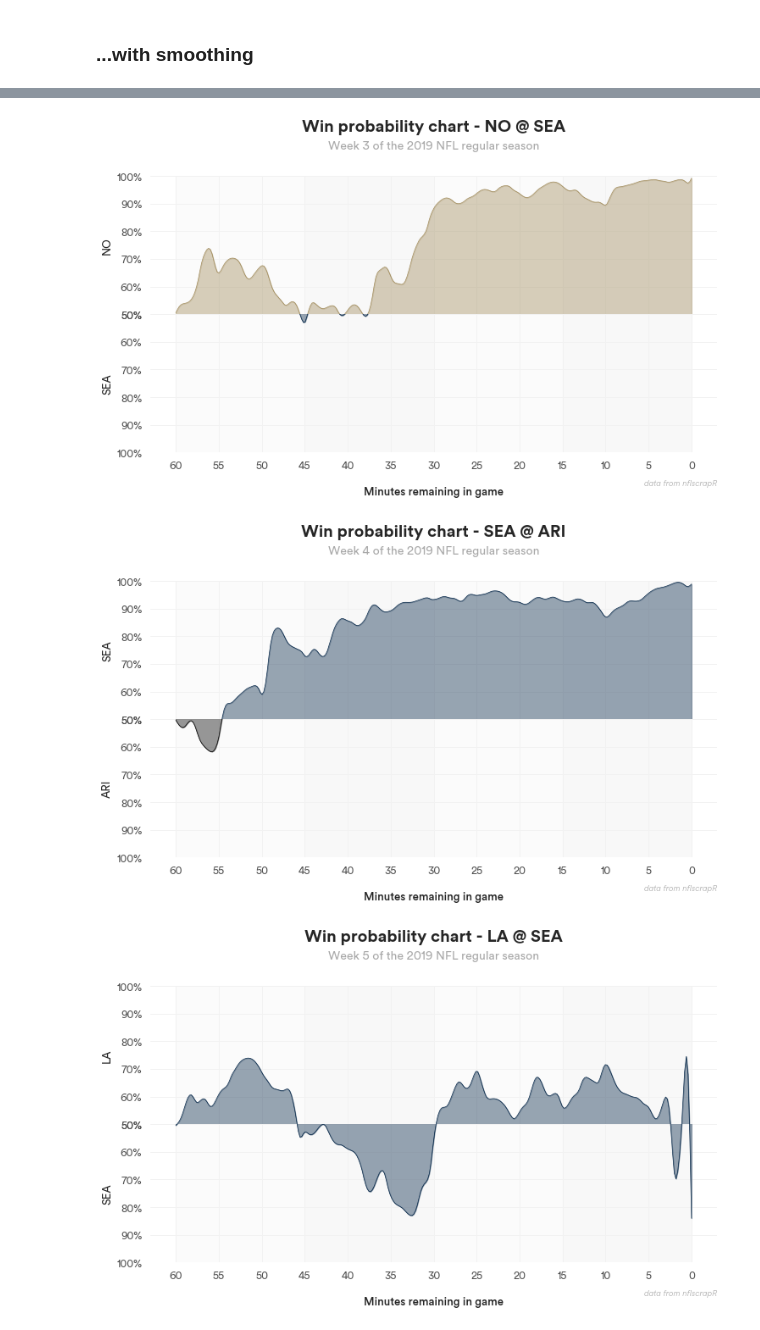
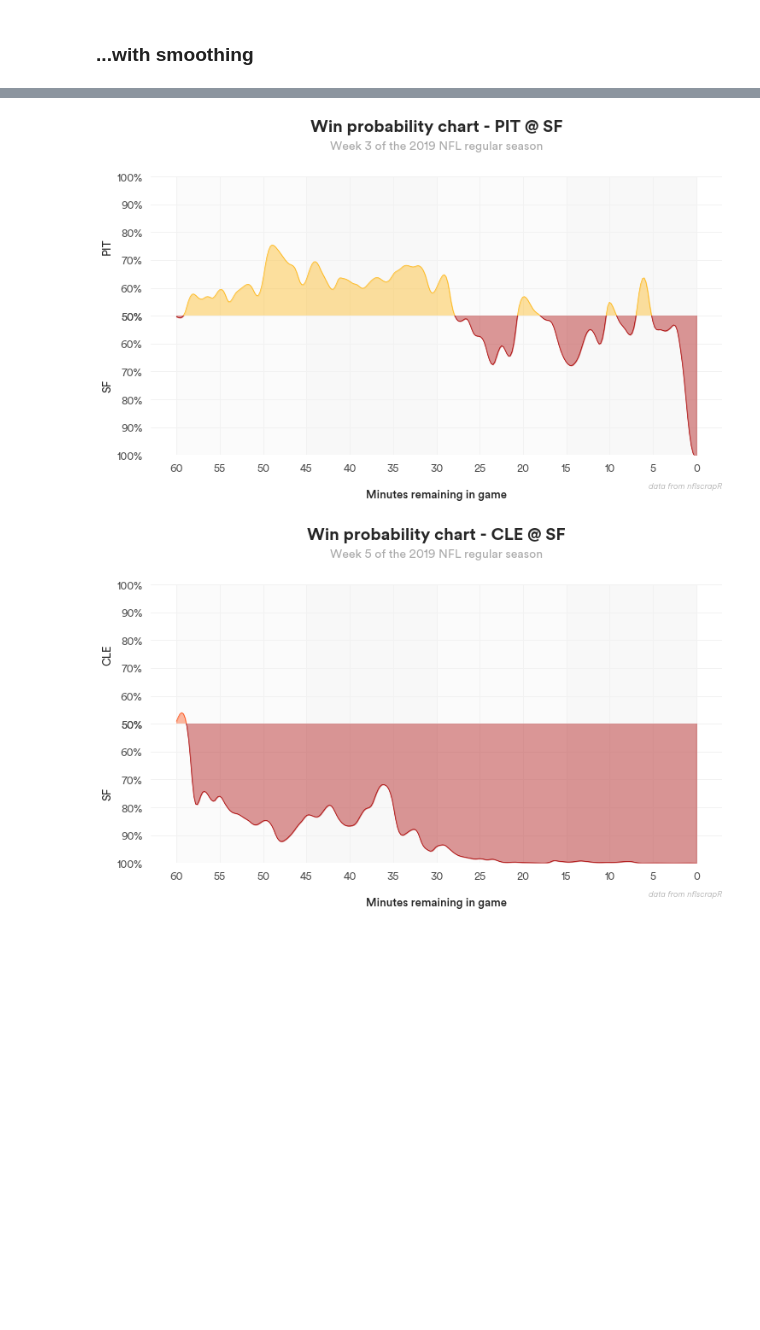
Before and after one commit to larsjaakko/nfl-notebooks, a Jupyter notebook: 2019/WP charts.ipynb, the cells around one changed output, grey strips where cells are left out. Drawn from its saved outputs; the diff is of its cells as text; code cells hidden in the pictures; blank space fills up the shorter version.

Commit message:
Updated WP chart code. Updated punt charts

```diff
--- a/2019/WP charts.ipynb
+++ b/2019/WP charts.ipynb
@@ -97,6 +98,7 @@ def get_schedule(team=None):
 
 team = 'SEA'
 schedule = get_schedule(team)
+team_colors = colors.get_colors()
 
 game_ids = list(schedule['game_id'])
 bg_alpha_1 = 0.3
@@ -209,8 +211,9 @@ for g, game in enumerate(game_ids):
 # %%
 # Looping through SFs game IDs, pulling home team and away team to use as column names and pull correct team colors
 
-team = 'SEA'
+team = 'SF'
 schedule = get_schedule(team)
+team_colors = colors.get_colors()
 
 game_ids = list(schedule['game_id'])
 bg_alpha_1 = 0.3
@@ -333,3 +336,2 @@ for g, game in enumerate(game_ids):
-[figure, old version]
+[figure, new version]
-[figure, old version]
+[figure, new version]
-[figure, removed]
```
Also changed, not shown: parts of 5 cells of this notebook, 5 other files.
